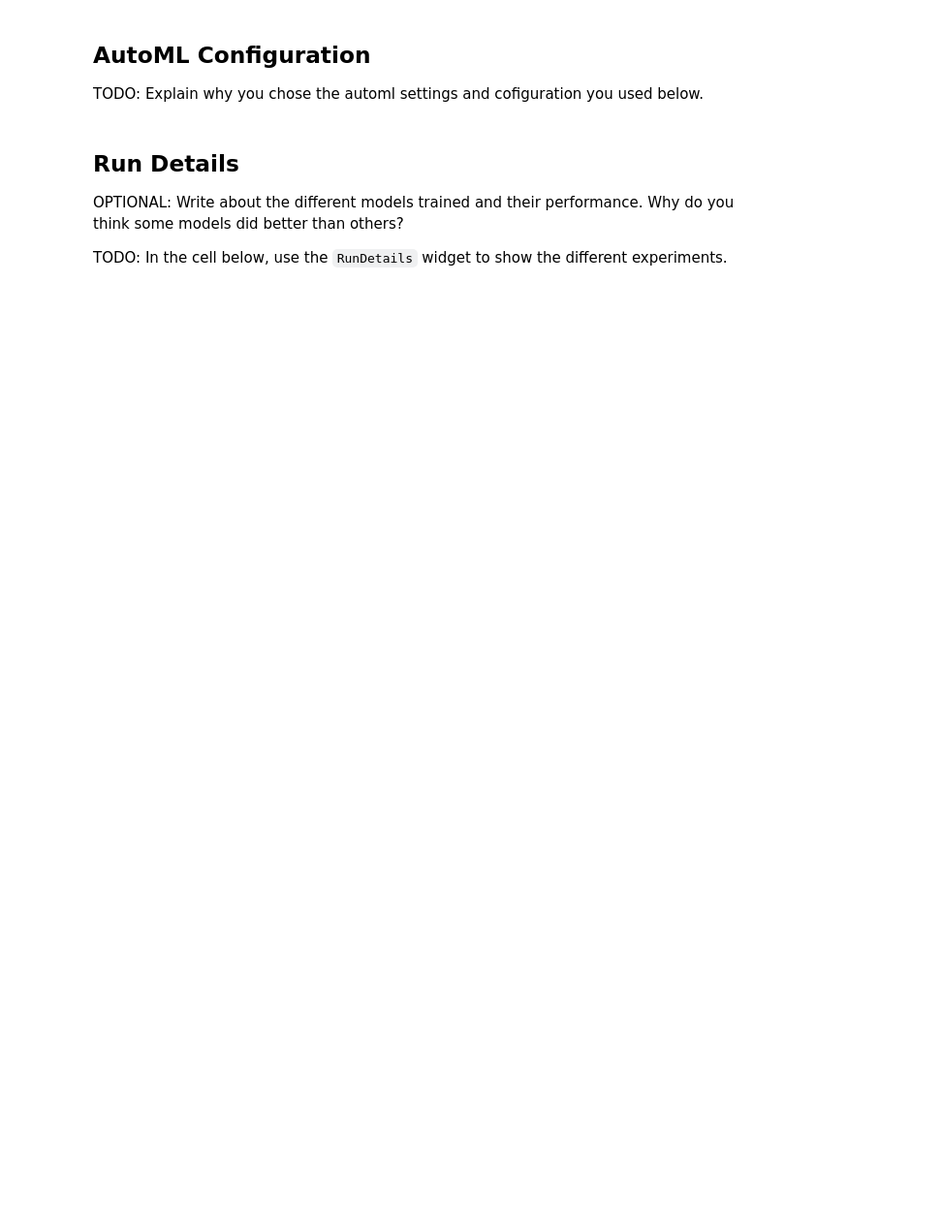
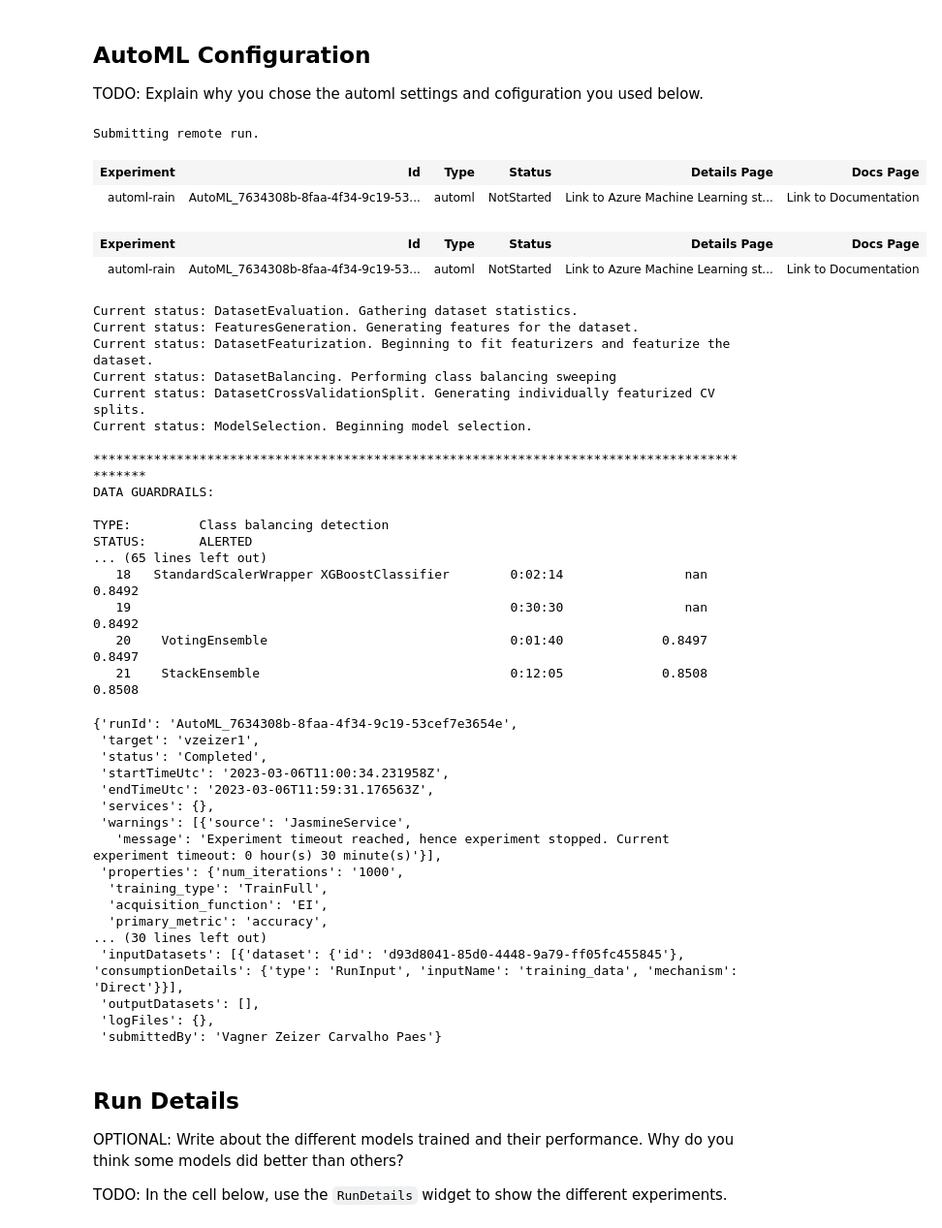
Before and after one commit to vzeizer/Udacity_Capstone_MLEngAzure, a Jupyter notebook: automl.ipynb, the cells around one changed output. Shown at 97% size. Cells and saved outputs as stored; diff of their text form; code cells hidden in the pictures; blank space fills up the shorter version.

```diff
--- a/automl.ipynb
+++ b/automl.ipynb
@@ -125,7 +155,47 @@ pipeline = Pipeline(
 # %%
 # TODO: Submit your experiment
-pipeline_run = experiment.submit(pipeline)
-pipeline_run.wait_for_completion(show_output=True)
+automl_run = experiment.submit(automl_config)
+automl_run.wait_for_completion(show_output=True)
+# %% [output]
+Submitting remote run.
+| Experiment | Id | Type | Status | Details Page | Docs Page |
+| automl-rain | AutoML_7634308b-8faa-4f34-9c19-53... | automl | NotStarted | Link to Azure Machine Learning st... | Link to Documentation |
+| Experiment | Id | Type | Status | Details Page | Docs Page |
+| automl-rain | AutoML_7634308b-8faa-4f34-9c19-53... | automl | NotStarted | Link to Azure Machine Learning st... | Link to Documentation |
+Current status: DatasetEvaluation. Gathering dataset statistics.
+Current status: FeaturesGeneration. Generating features for the dataset.
+Current status: DatasetFeaturization. Beginning to fit featurizers and featurize the dataset.
+Current status: DatasetBalancing. Performing class balancing sweeping
+Current status: DatasetCrossValidationSplit. Generating individually featurized CV splits.
+Current status: ModelSelection. Beginning model selection.
+
+********************************************************************************************
+DATA GUARDRAILS:
+
+TYPE:         Class balancing detection
+STATUS:       ALERTED
+... (65 lines left out)
+   18   StandardScalerWrapper XGBoostClassifier        0:02:14                nan    0.8492
+   19                                                  0:30:30                nan    0.8492
+   20    VotingEnsemble                                0:01:40             0.8497    0.8497
+   21    StackEnsemble                                 0:12:05             0.8508    0.8508
+{'runId': 'AutoML_7634308b-8faa-4f34-9c19-53cef7e3654e',
+ 'target': 'vzeizer1',
+ 'status': 'Completed',
+ 'startTimeUtc': '2023-03-06T11:00:34.231958Z',
+ 'endTimeUtc': '2023-03-06T11:59:31.176563Z',
+ 'services': {},
+ 'warnings': [{'source': 'JasmineService',
+   'message': 'Experiment timeout reached, hence experiment stopped. Current experiment timeout: 0 hour(s) 30 minute(s)'}],
+ 'properties': {'num_iterations': '1000',
+  'training_type': 'TrainFull',
+  'acquisition_function': 'EI',
+  'primary_metric': 'accuracy',
+... (30 lines left out)
+ 'inputDatasets': [{'dataset': {'id': 'd93d8041-85d0-4448-9a79-ff05fc455845'}, 'consumptionDetails': {'type': 'RunInput', 'inputName': 'training_data', 'mechanism': 'Direct'}}],
+ 'outputDatasets': [],
+ 'logFiles': {},
+ 'submittedBy': 'Vagner Zeizer Carvalho Paes'}
 # %% [markdown]
 ## Run Details
 
```
Also changed, not shown: parts of 34 cells of this notebook, 9 other files.
